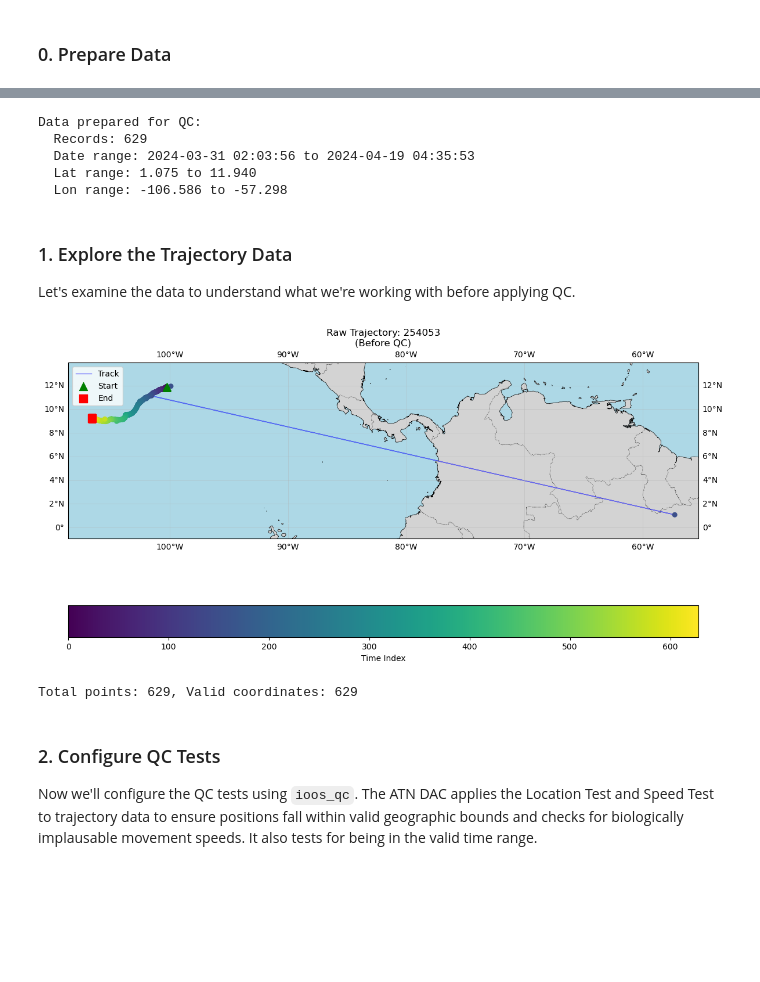
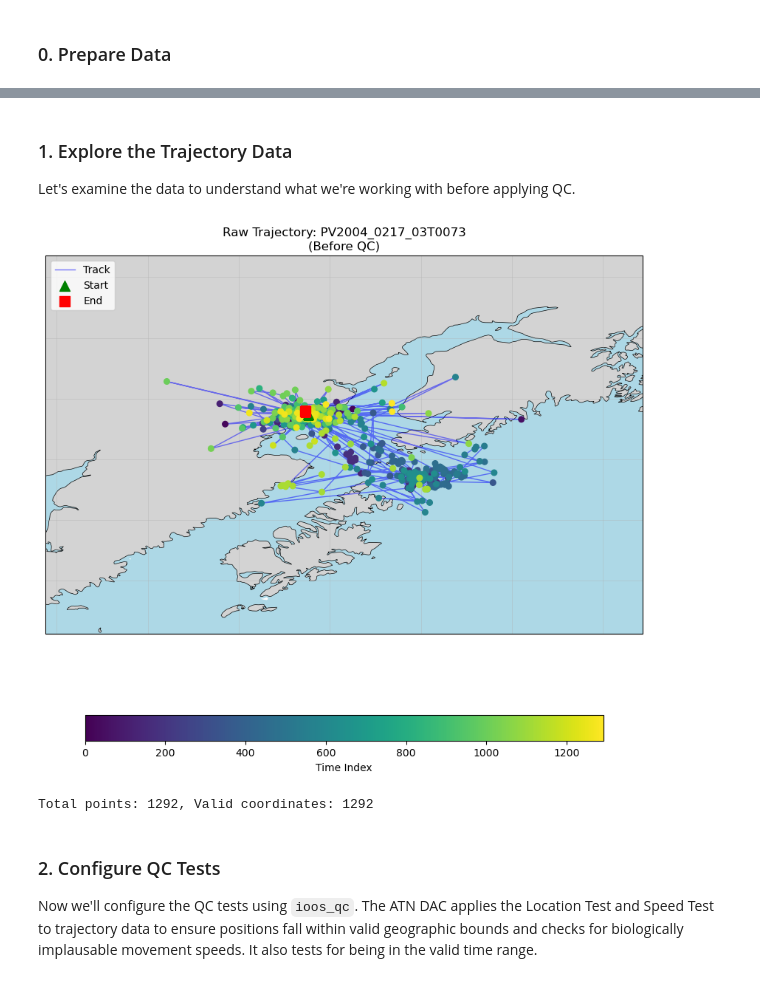
Before and after one commit to ioos/ioos-atn-data, a Jupyter notebook: _docs/notebooks/atn_qc.ipynb, the cells around one changed output, grey strips where cells are left out. Cells and saved outputs as stored; diff of their text form; code cells hidden in the pictures; blank space fills up the shorter version.

```diff
--- a/_docs/notebooks/atn_qc.ipynb
+++ b/_docs/notebooks/atn_qc.ipynb
@@ -75,7 +46,7 @@ We'll use the data from a Mahi mahi with a tag id of `254053` from here: https:/
 # %%
-# Download real ATN deployment data from Wildlife Computers
-
-deployment_url = "https://workspace.aoos.org/published/file/1989e709-af65-4250-9413-637d5cea36f4/254053O2024.zip?source=catalog&portalId=99"
+# 41820
+# https://portal.atn.ioos.us/#metadata/af7f5c48-2772-4960-a70f-c44f49f30cc0/project/0ce1485b-f8bd-56a5-a1fc-a8369e7990cd/platform?d=foiegras
+deployment_url = "https://researchworkspace.com/published/file/18275205-dece-426f-a2e7-ba444b6dc925/PV2004_0217_03T0073.zip?source=catalog&portalId=99"
 
 response = requests.get(deployment_url)
 response.raise_for_status()
@@ -112,8 +79,7 @@ Files in deployment ZIP:
 ### 0. Prepare Data
 # %%
 # Load the Argos position data in the Locations file for trajectory QC
-
-argos_file = "254053O2024/254053-Locations.csv"
+argos_file = "41820-Locations.csv"
 
 with zf.open(argos_file) as f:
     trajectory_df = pd.read_csv(f)
@@ -140,27 +106,24 @@ lat_col, lon_col, date_col = "Latitude", "Longitude", "Date"
 trajectory_df[date_col] = pd.to_datetime(trajectory_df[date_col])
 trajectory_df = trajectory_df.sort_values(date_col).reset_index(drop=True)
 
-# Convert to Unix timestamp for speed calculations
-trajectory_df['timestamp'] = trajectory_df[date_col].astype('int64') / 1e9
+# Convert to Unix timestamp (seconds) for speed calculations.
+# Explicitly cast through datetime64[s] so this is correct regardless of
+# whether pandas stores datetimes as ns or us resolution (pandas 2.x changed default).
+trajectory_df['timestamp'] = trajectory_df[date_col].values.astype('datetime64[s]').astype('int64')
 
-deploy_start, deploy_end = trajectory_df[date_col].min(), trajectory_df[date_col].max()
+# deploy_start, deploy_end = trajectory_df[date_col].min(), trajectory_df[date_col].max()
+
+# have to get these from ADR to exactly match the processed file
+deploy_start, deploy_end = pd.to_datetime("2004-08-30 20:40:00"), pd.to_datetime("2004-12-29 07:00:00")
+deploy_start = datetime.combine(deploy_start, datetime.min.time())
+deploy_end = datetime.combine(deploy_end, datetime.max.time())
-# %%
-print("Data prepared for QC:")
-print(f"  Records: {len(trajectory_df)}")
-print(f"  Date range: {deploy_start} to {deploy_end}")
-print(f"  Lat range: {trajectory_df[lat_col].min():.3f} to {trajectory_df[lat_col].max():.3f}")
-print(f"  Lon range: {trajectory_df[lon_col].min():.3f} to {trajectory_df[lon_col].max():.3f}")
-# %% [output]
-Data prepared for QC:
-  Records: 629
-  Date range: 2024-03-31 02:03:56 to 2024-04-19 04:35:53
-  Lat range: 1.075 to 11.940
-  Lon range: -106.586 to -57.298
 # %% [markdown]
 ### 1. Explore the Trajectory Data
 
 Let's examine the data to understand what we're working with before applying QC.
 # %%
+
+
 # Visualize the raw track before QC
 fig, ax = plt.subplots(1, 1, figsize=(12, 8), subplot_kw={'projection': ccrs.PlateCarree()})
 
@@ -178,37 +141,38 @@ ax.set_extent([lon_min, lon_max, lat_min, lat_max], crs=ccrs.PlateCarree())
 ax.add_feature(cfeature.LAND, facecolor='lightgray')
 ax.add_feature(cfeature.OCEAN, facecolor='lightblue')
 ax.add_feature(cfeature.COASTLINE, linewidth=0.5)
 ax.add_feature(cfeature.BORDERS, linestyle=':', linewidth=0.5)
-ax.gridlines(draw_labels=True, linewidth=0.5, alpha=0.5)
+# add gridlines
+ax.gridlines(linewidth=0.5, alpha=0.5)
 
 # Plot trajectory
 ax.plot(valid_data[lon_col], valid_data[lat_col],
         'b-', linewidth=1, alpha=0.5, transform=ccrs.PlateCarree(), label='Track')
 map = ax.scatter(valid_data[lon_col], valid_data[lat_col],
            c=range(len(valid_data)), cmap='viridis', s=30,
            transform=ccrs.PlateCarree(), zorder=5)
-plt.colorbar(map, ax=ax, orientation='horizontal', label='Time Index')
+plt.colorbar(map, ax=ax, orientation='horizontal', label='Time Index', shrink=0.6)
 
 # Mark start and end
 ax.scatter(valid_data[lon_col].iloc[0], valid_data[lat_col].iloc[0],
            c='green', s=100, marker='^', transform=ccrs.PlateCarree(),
            zorder=10, label='Start')
 ax.scatter(valid_data[lon_col].iloc[-1], valid_data[lat_col].iloc[-1],
            c='red', s=100, marker='s', transform=ccrs.PlateCarree(),
            zorder=10, label='End')
 
 # Get deployment ID if available
 deploy_id = trajectory_df['DeployID'].iloc[0] if 'DeployID' in trajectory_df.columns else 'Unknown'
 
 ax.legend(loc='upper left')
 ax.set_title(f"Raw Trajectory: {deploy_id}\n(Before QC)")
 plt.tight_layout()
 plt.show()
 
 print(f"\nTotal points: {len(trajectory_df)}, Valid coordinates: {len(valid_data)}")
 # %% [output]
-[figure, old version]
+[figure, new version]
-Total points: 629, Valid coordinates: 629
+Total points: 1292, Valid coordinates: 1292
 # %% [markdown]
 ### 2. Configure QC Tests
 
```
Also changed, not shown: parts of 57 cells of this notebook, 1 other file.
